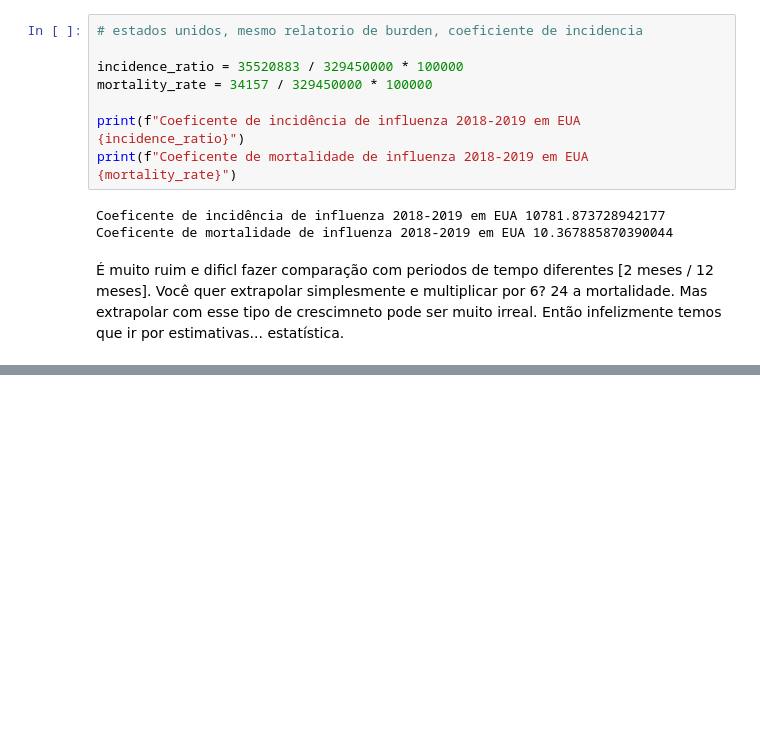
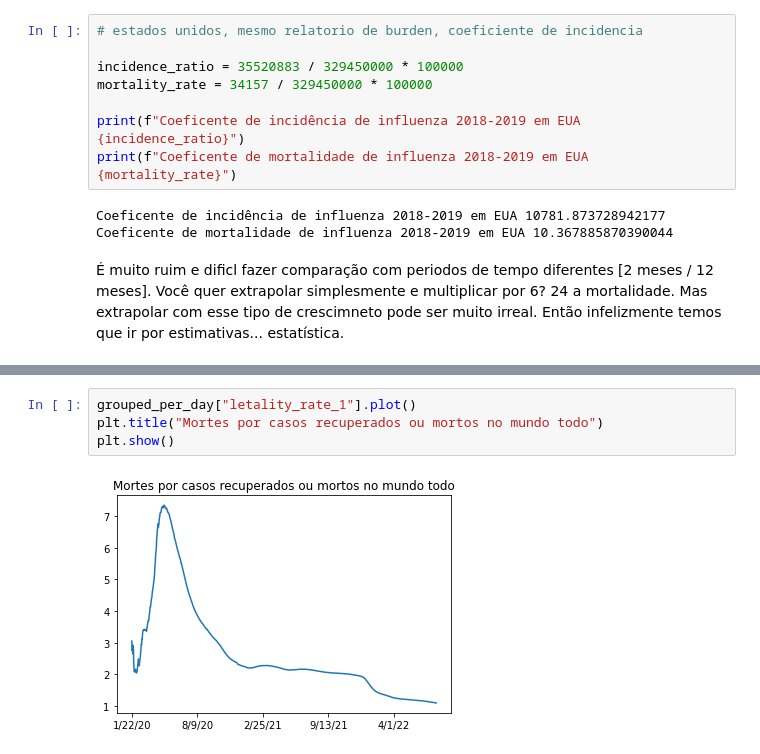
Before and after one commit to cglima/data-science-visualizacao-de-dados-para-saude-e-medicina, a Jupyter notebook: curso data science e saude-segunda-parte.ipynb, the cells around one changed output, grey strips where cells are left out. Saved outputs shown, nothing was run; the diff lists cells and outputs as text; blank space fills up the shorter version.

```diff
--- a/curso data science e saude-segunda-parte.ipynb
+++ b/curso data science e saude-segunda-parte.ipynb
@@ -1119,0 +1157,6 @@ Coeficente de mortalidade de influenza 2018-2019 em EUA 10.367885870390044
+# %%
+grouped_per_day["letality_rate_1"].plot()
+plt.title("Mortes por casos recuperados ou mortos no mundo todo")
+plt.show()
+# %% [output]
+[figure, added]
```
Also changed, not shown: parts of 5 cells of this notebook.
